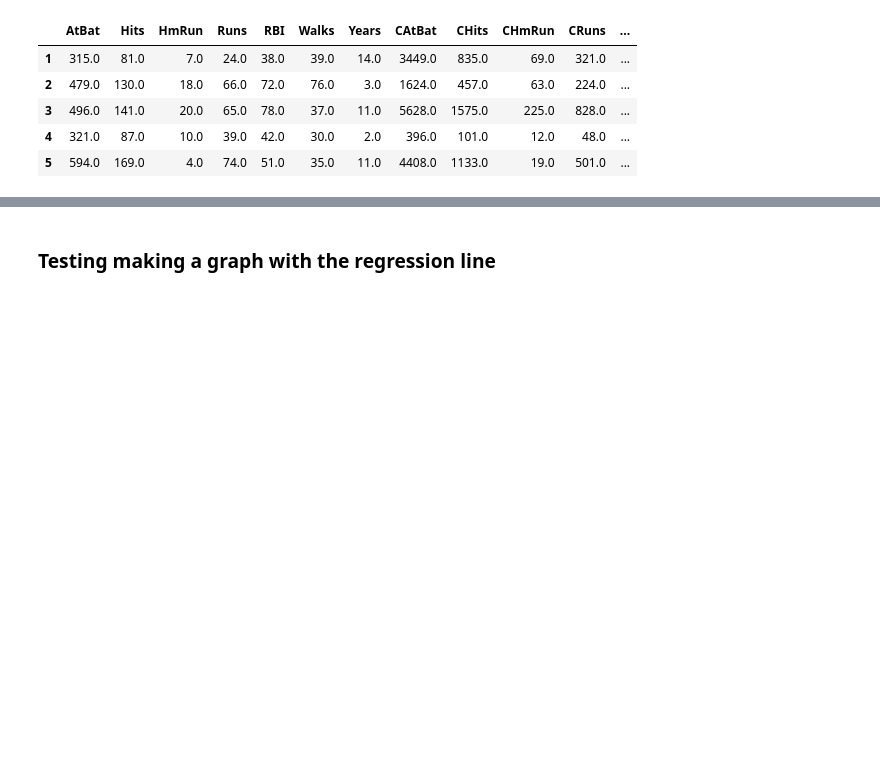
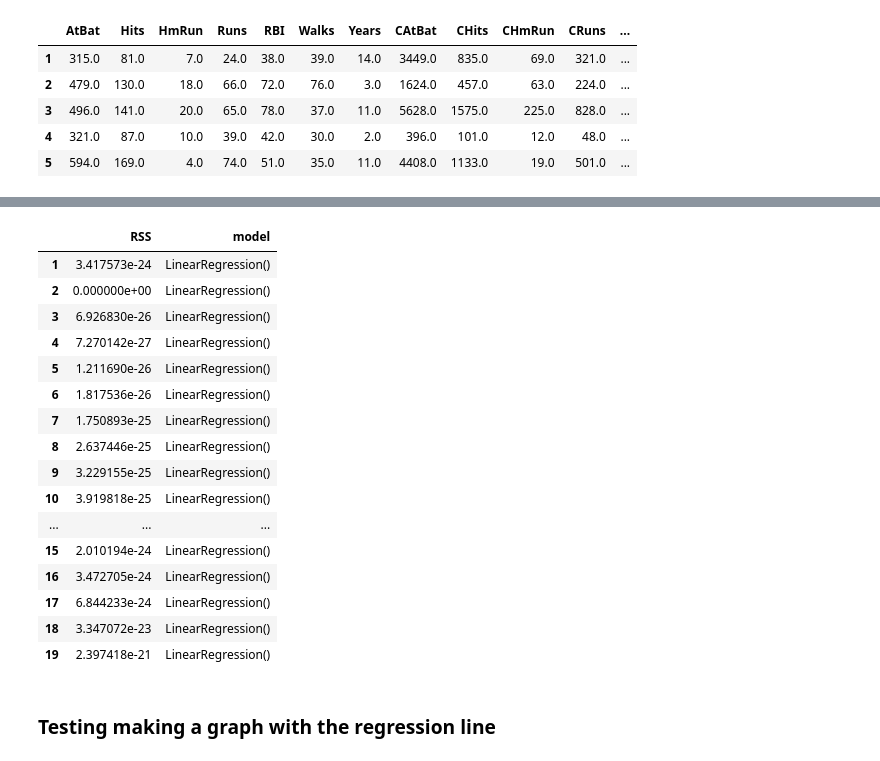
Before and after one commit to arturcgs/book-studies, a Jupyter notebook: Introduction_Statistical_Learning/Labs/LabCap6.ipynb, the cells around one changed output, grey strips where cells are left out. Saved outputs shown, nothing was run; the diff lists cells and outputs as text; code cells hidden in the pictures; blank space fills up the shorter version.

```diff
--- a/Introduction_Statistical_Learning/Labs/LabCap6.ipynb
+++ b/Introduction_Statistical_Learning/Labs/LabCap6.ipynb
@@ -109,3 +125,23 @@ Name: 180, dtype: object
+# %%
+models_best
+# %% [output]
+|  | RSS | model |
+| 1 | 3.417573e-24 | LinearRegression() |
+| 2 | 0.000000e+00 | LinearRegression() |
+| 3 | 6.926830e-26 | LinearRegression() |
+| 4 | 7.270142e-27 | LinearRegression() |
+| 5 | 1.211690e-26 | LinearRegression() |
+| 6 | 1.817536e-26 | LinearRegression() |
+| 7 | 1.750893e-25 | LinearRegression() |
+| 8 | 2.637446e-25 | LinearRegression() |
+| 9 | 3.229155e-25 | LinearRegression() |
+| 10 | 3.919818e-25 | LinearRegression() |
+| ... | ... | ... |
+| 15 | 2.010194e-24 | LinearRegression() |
+| 16 | 3.472705e-24 | LinearRegression() |
+| 17 | 6.844233e-24 | LinearRegression() |
+| 18 | 3.347072e-23 | LinearRegression() |
+| 19 | 2.397418e-21 | LinearRegression() |
 # %% [markdown]
 ### Testing making a graph with the regression line
 # %%
```
Also changed, not shown: parts of 1 cell of this notebook.
